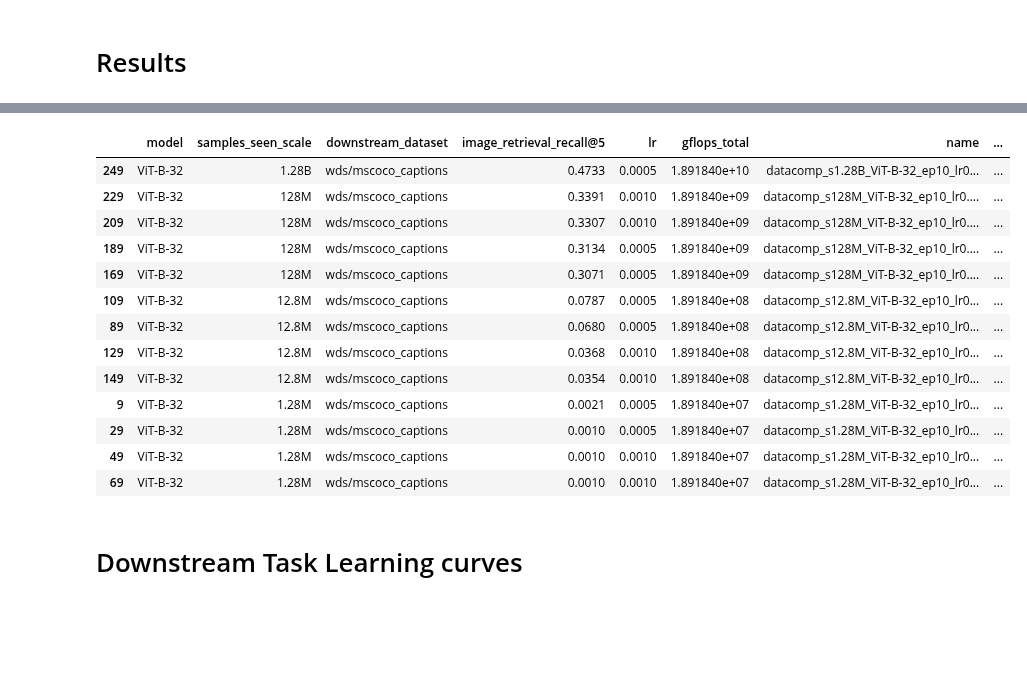
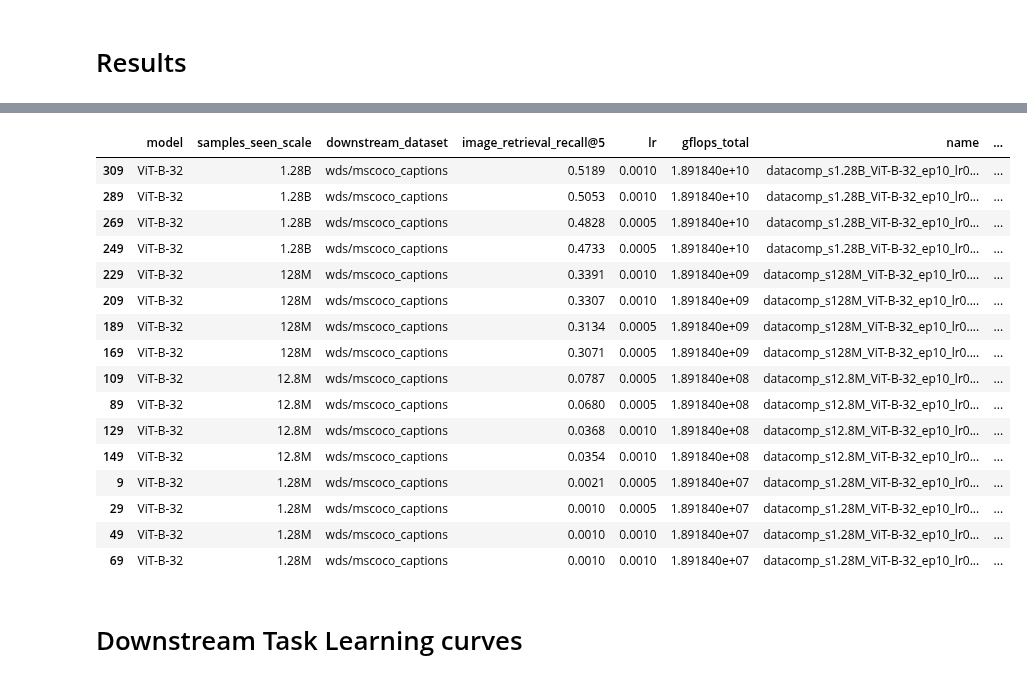
Before and after one commit to SLAMPAI/open_clip_scaling, a Jupyter notebook: results.ipynb, the cells around one changed output, grey strips where cells are left out. Saved outputs shown, nothing was run; the diff lists cells and outputs as text; code cells hidden in the pictures; blank space fills up the shorter version.

```diff
--- a/results.ipynb
+++ b/results.ipynb
@@ -85,13 +87,16 @@ d[['model', 'samples_seen_scale', 'downstream_dataset', metric , "lr", "gflops_t
 # %%
 d = results[results.total_epochs==results.epoch]
 
 ds = 'wds/mscoco_captions'
 metric = 'image_retrieval_recall@5'
 
 d = d[d.downstream_dataset==ds]
-d[['model', 'samples_seen_scale', 'downstream_dataset', metric , "lr", "gflops_total", "name", "siglip"]].sort_values(by=metric, ascending=False).round(4)
+d[['model', 'samples_seen_scale', 'downstream_dataset', metric , "lr", "gflops_total", "name", "siglip", "samples_per_sec"]].sort_values(by=metric, ascending=False).round(4)
 # %% [output]
 |  | model | samples_seen_scale | downstream_dataset | image_retrieval_recall@5 | lr | gflops_total | name | ... |
+| 309 | ViT-B-32 | 1.28B | wds/mscoco_captions | 0.5189 | 0.0010 | 1.891840e+10 | datacomp_s1.28B_ViT-B-32_ep10_lr0... | ... |
+| 289 | ViT-B-32 | 1.28B | wds/mscoco_captions | 0.5053 | 0.0010 | 1.891840e+10 | datacomp_s1.28B_ViT-B-32_ep10_lr0... | ... |
+| 269 | ViT-B-32 | 1.28B | wds/mscoco_captions | 0.4828 | 0.0005 | 1.891840e+10 | datacomp_s1.28B_ViT-B-32_ep10_lr0... | ... |
 | 249 | ViT-B-32 | 1.28B | wds/mscoco_captions | 0.4733 | 0.0005 | 1.891840e+10 | datacomp_s1.28B_ViT-B-32_ep10_lr0... | ... |
 | 229 | ViT-B-32 | 128M | wds/mscoco_captions | 0.3391 | 0.0010 | 1.891840e+09 | datacomp_s128M_ViT-B-32_ep10_lr0.... | ... |
 | 209 | ViT-B-32 | 128M | wds/mscoco_captions | 0.3307 | 0.0010 | 1.891840e+09 | datacomp_s128M_ViT-B-32_ep10_lr0.... | ... |
```
Also changed, not shown: parts of 3 cells of this notebook.
